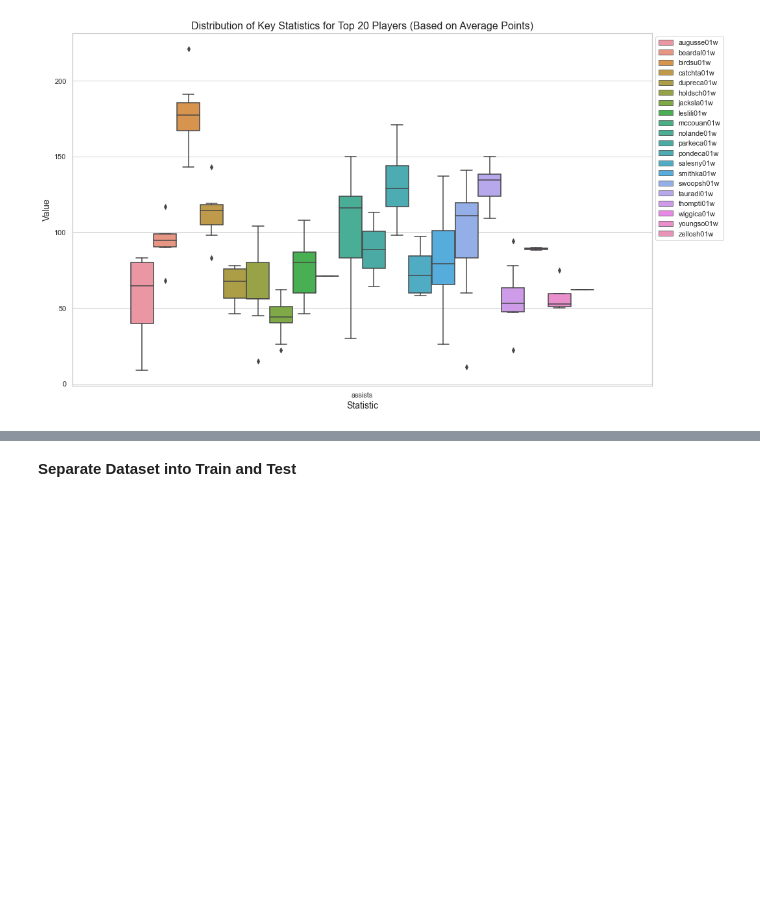
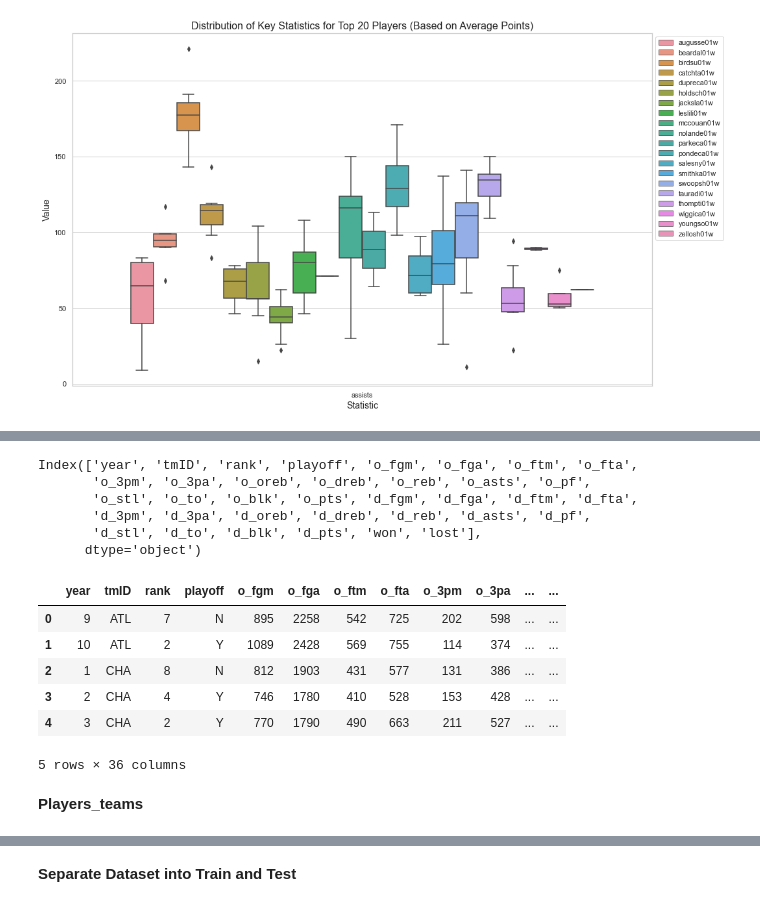
Before and after one commit to Crackugo/AC, a Jupyter notebook: basketballPlayoffs/Notebook.ipynb, the cells around one changed output, grey strips where cells are left out. Saved outputs shown, nothing was run; the diff lists cells and outputs as text; code cells hidden in the pictures; blank space fills up the shorter version.

```diff
--- a/basketballPlayoffs/Notebook.ipynb
+++ b/basketballPlayoffs/Notebook.ipynb
@@ -559,0 +596,21 @@ plt.show()
+# %%
+teams.columns
+# %% [output]
+Index(['year', 'tmID', 'rank', 'playoff', 'o_fgm', 'o_fga', 'o_ftm', 'o_fta',
+       'o_3pm', 'o_3pa', 'o_oreb', 'o_dreb', 'o_reb', 'o_asts', 'o_pf',
+       'o_stl', 'o_to', 'o_blk', 'o_pts', 'd_fgm', 'd_fga', 'd_ftm', 'd_fta',
+       'd_3pm', 'd_3pa', 'd_oreb', 'd_dreb', 'd_reb', 'd_asts', 'd_pf',
+       'd_stl', 'd_to', 'd_blk', 'd_pts', 'won', 'lost'],
+      dtype='object')
+# %%
+teams.head()
+# %% [output]
+|  | year | tmID | rank | playoff | o_fgm | o_fga | o_ftm | o_fta | o_3pm | o_3pa | ... | ... |
+| 0 | 9 | ATL | 7 | N | 895 | 2258 | 542 | 725 | 202 | 598 | ... | ... |
+| 1 | 10 | ATL | 2 | Y | 1089 | 2428 | 569 | 755 | 114 | 374 | ... | ... |
+| 2 | 1 | CHA | 8 | N | 812 | 1903 | 431 | 577 | 131 | 386 | ... | ... |
+| 3 | 2 | CHA | 4 | Y | 746 | 1780 | 410 | 528 | 153 | 428 | ... | ... |
+| 4 | 3 | CHA | 2 | Y | 770 | 1790 | 490 | 663 | 211 | 527 | ... | ... |
+5 rows × 36 columns
+# %% [markdown]
+**Players_teams**
```
Also changed, not shown: parts of 68 cells of this notebook.
